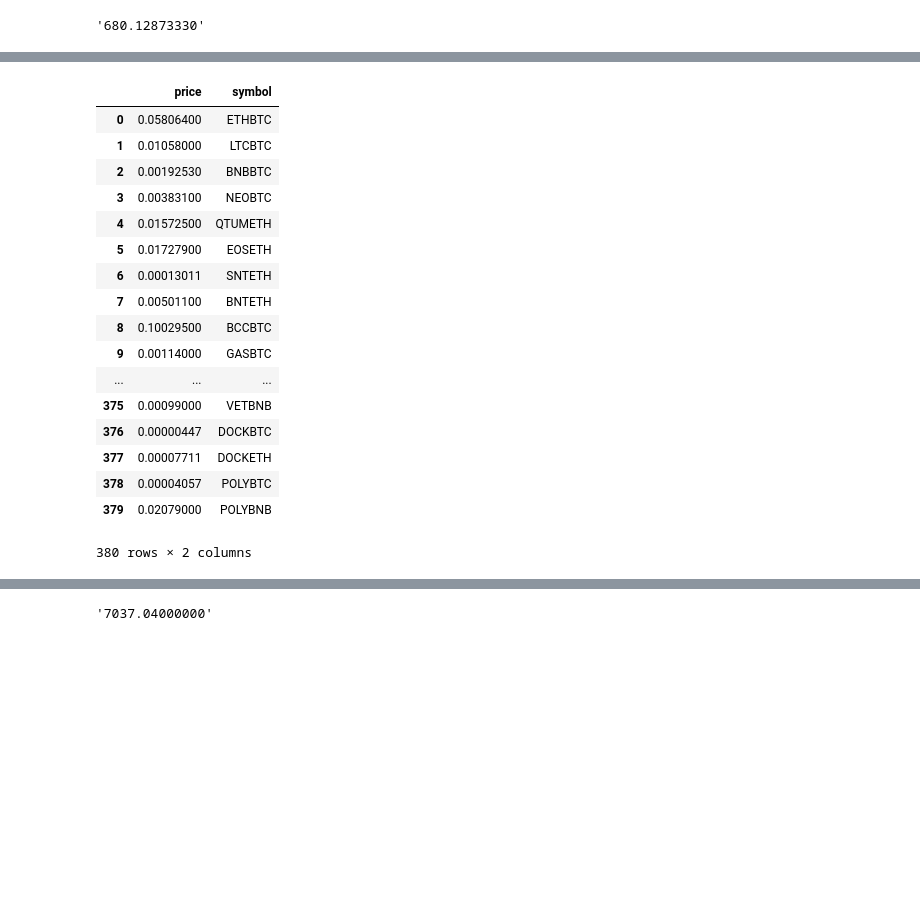
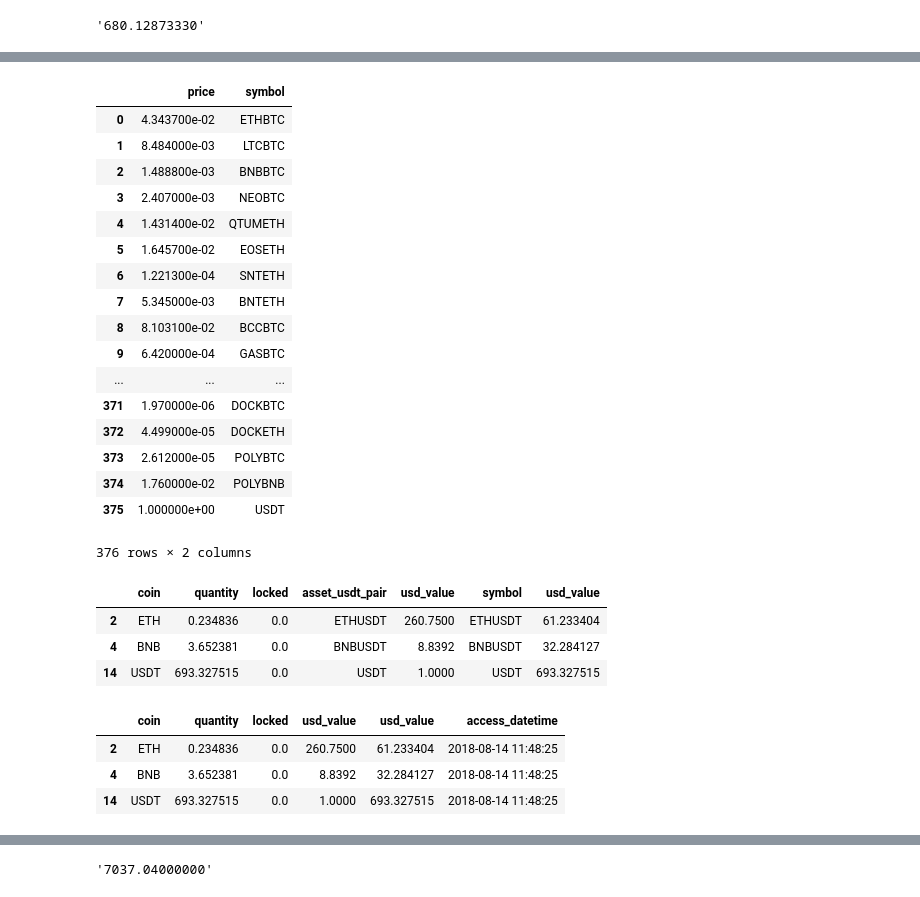
Before and after one commit to ChrisMcPherson/logic_by_loidsig, a Jupyter notebook: notebooks/binance_data_exploration.ipynb, the cells around one changed output, grey strips where cells are left out. Drawn from its saved outputs; the diff is of its cells as text; code cells hidden in the pictures; blank space fills up the shorter version.

Commit message:
Added wallet data pipeline

```diff
--- a/notebooks/binance_data_exploration.ipynb
+++ b/notebooks/binance_data_exploration.ipynb
@@ -27,22 +82,35 @@ usdt_balance
 # %%
 all_tickers_df = pd.DataFrame(bnb_client.get_all_tickers())
+all_tickers_df['price'] = pd.to_numeric(all_tickers_df['price'])
+all_tickers_df.loc[len(all_tickers_df.index)] = [1, 'USDT']
 all_tickers_df
 # %% [output]
 |  | price | symbol |
-| 0 | 0.05806400 | ETHBTC |
-| 1 | 0.01058000 | LTCBTC |
-| 2 | 0.00192530 | BNBBTC |
-| 3 | 0.00383100 | NEOBTC |
-| 4 | 0.01572500 | QTUMETH |
-| 5 | 0.01727900 | EOSETH |
-| 6 | 0.00013011 | SNTETH |
-| 7 | 0.00501100 | BNTETH |
-| 8 | 0.10029500 | BCCBTC |
-| 9 | 0.00114000 | GASBTC |
+| 0 | 4.343700e-02 | ETHBTC |
+| 1 | 8.484000e-03 | LTCBTC |
+| 2 | 1.488800e-03 | BNBBTC |
+| 3 | 2.407000e-03 | NEOBTC |
+| 4 | 1.431400e-02 | QTUMETH |
+| 5 | 1.645700e-02 | EOSETH |
+| 6 | 1.221300e-04 | SNTETH |
+| 7 | 5.345000e-03 | BNTETH |
+| 8 | 8.103100e-02 | BCCBTC |
+| 9 | 6.420000e-04 | GASBTC |
 | ... | ... | ... |
-| 375 | 0.00099000 | VETBNB |
-| 376 | 0.00000447 | DOCKBTC |
-| 377 | 0.00007711 | DOCKETH |
-| 378 | 0.00004057 | POLYBTC |
-| 379 | 0.02079000 | POLYBNB |
+| 371 | 1.970000e-06 | DOCKBTC |
+| 372 | 4.499000e-05 | DOCKETH |
+| 373 | 2.612000e-05 | POLYBTC |
+| 374 | 1.760000e-02 | POLYBNB |
+| 375 | 1.000000e+00 | USDT |
-380 rows × 2 columns
+376 rows × 2 columns
+# %%
+wallet_df = pd.merge(wallet_df, all_tickers_df, left_on='asset_usdt_pair', right_on='symbol', how='left')
+wallet_df = wallet_df[wallet_df['free'] > 0]
+wallet_df['usd_value'] = wallet_df['free'] * wallet_df['price']
+wallet_df.rename(columns={'free':'quantity', 'price':'usd_value', 'asset':'coin'}, inplace=True)
+wallet_df
+# %% [output]
+|  | coin | quantity | locked | asset_usdt_pair | usd_value | symbol | usd_value |
+| 2 | ETH | 0.234836 | 0.0 | ETHUSDT | 260.7500 | ETHUSDT | 61.233404 |
+| 4 | BNB | 3.652381 | 0.0 | BNBUSDT | 8.8392 | BNBUSDT | 32.284127 |
+| 14 | USDT | 693.327515 | 0.0 | USDT | 1.0000 | USDT | 693.327515 |
@@ -48,0 +119,10 @@ all_tickers_df
+# %%
+import datetime
+import time
+wallet_df['access_datetime'] = datetime.datetime.utcfromtimestamp(time.time()).strftime('%Y-%m-%d %I:%M:%S')
+wallet_df
+# %% [output]
+|  | coin | quantity | locked | usd_value | usd_value | access_datetime |
+| 2 | ETH | 0.234836 | 0.0 | 260.7500 | 61.233404 | 2018-08-14 11:48:25 |
+| 4 | BNB | 3.652381 | 0.0 | 8.8392 | 32.284127 | 2018-08-14 11:48:25 |
+| 14 | USDT | 693.327515 | 0.0 | 1.0000 | 693.327515 | 2018-08-14 11:48:25 |
```
Also changed, not shown: parts of 11 cells of this notebook, 3 other files.
